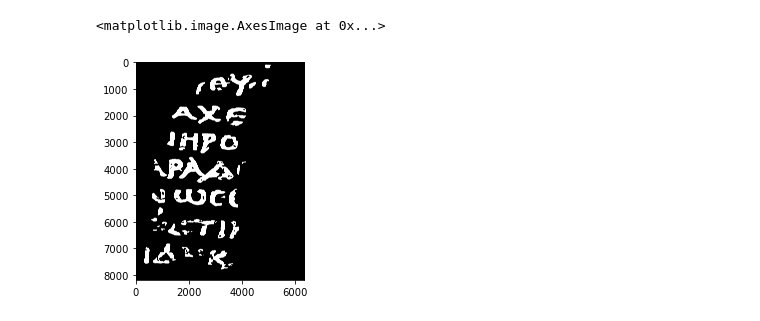
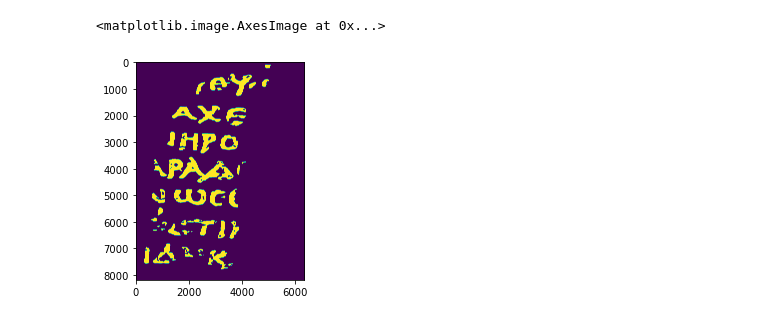
Before and after one commit to association-rosia/vesuvius-challenge, a Jupyter notebook: notebooks/1.0-lre-image-tiling-exploration.ipynb, the cells around one changed output. Saved outputs shown, nothing was run; the diff lists cells and outputs as text; code cells hidden in the pictures.

```diff
--- a/notebooks/1.0-lre-image-tiling-exploration.ipynb
+++ b/notebooks/1.0-lre-image-tiling-exploration.ipynb
@@ -9,6 +10,7 @@ tile_size = 2048
 # %%
-image = cv2.imread(image_path)
+image = cv2.imread(image_path, cv2.IMREAD_GRAYSCALE)
+image = np.expand_dims(image, axis=2)
 plt.imshow(image)
 # %% [output]
 <matplotlib.image.AxesImage at 0x...>
-[figure, old version]
+[figure, new version]
```
Also changed, not shown: parts of 8 cells of this notebook, 3 other files.
